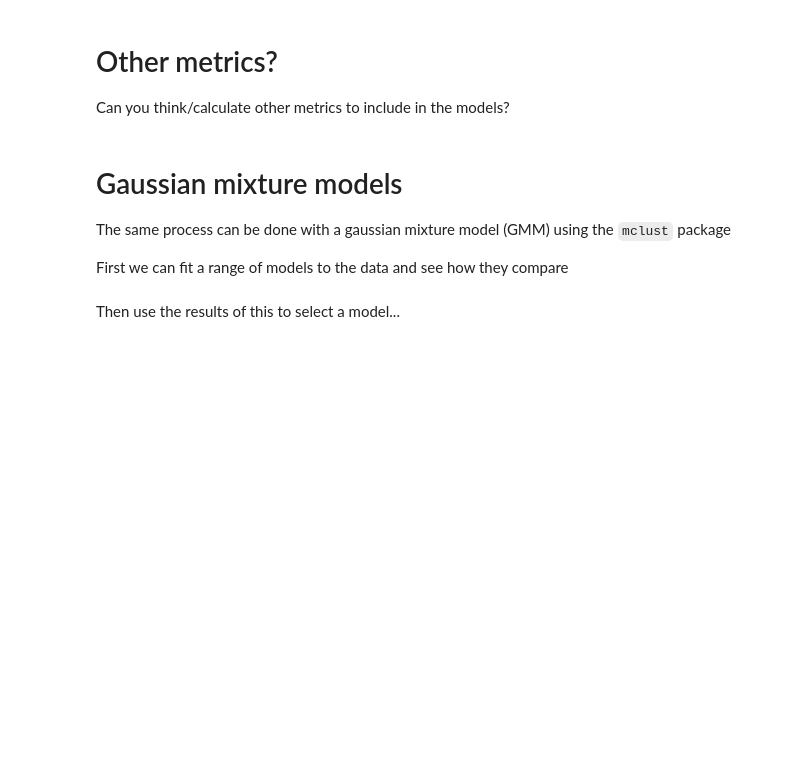
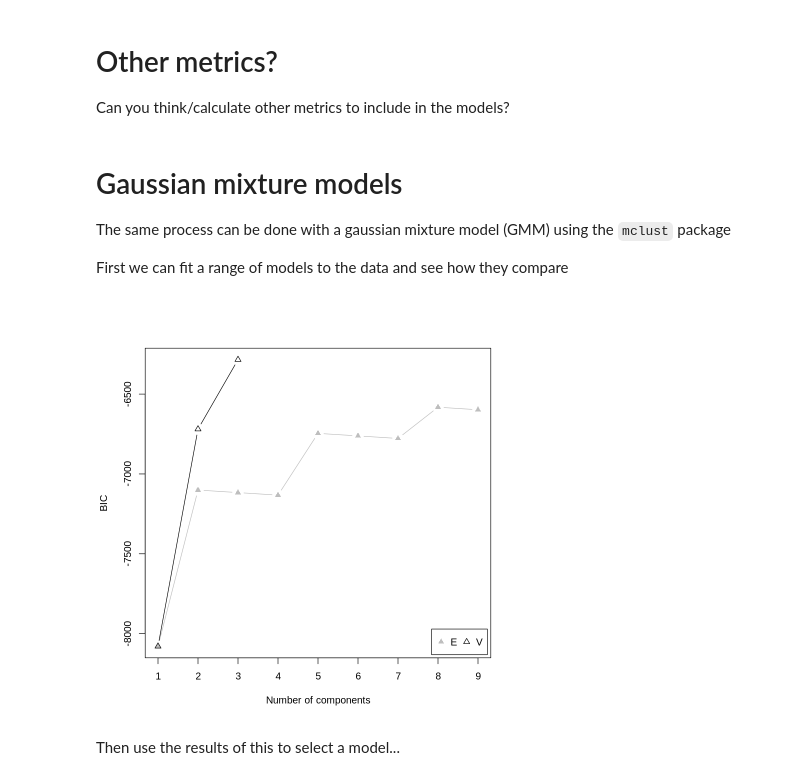
Before and after one commit to robinfreeman/BIOS0032_AI4Environment, a Jupyter notebook: TrackingData/practical.ipynb, the cells around one changed output. Drawn from its saved outputs; the diff is of its cells as text; code cells hidden in the pictures; blank space fills up the shorter version.

```diff
--- a/TrackingData/practical.ipynb
+++ b/TrackingData/practical.ipynb
@@ -277,8 +450,10 @@ The same process can be done with a gaussian mixture model (GMM) using the `mclu
 
 First we can fit a range of models to the data and see how they compare
 # %%
-BIC <- mclustBIC(cbind(data$log_speed_ms_s, data$log_emaxb_s))
+BIC <- mclustBIC(cbind(data$log_speed_ms_s))
 plot(BIC)
+# %% [output]
+[figure, added]
 # %% [markdown]
 Then use the results of this to select a model...
 # %%
```
Also changed, not shown: parts of 39 cells of this notebook.
